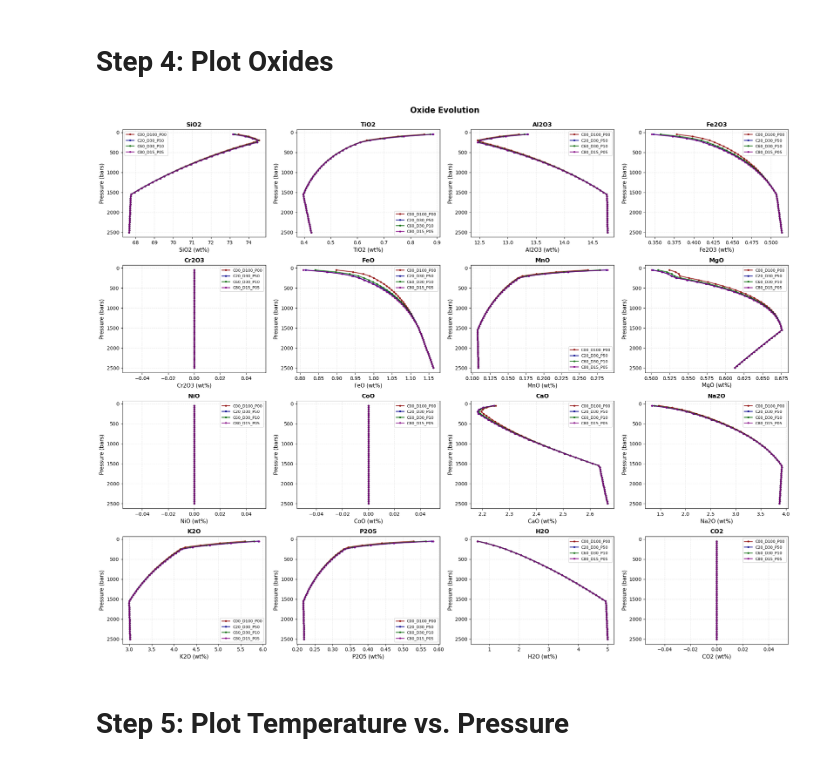
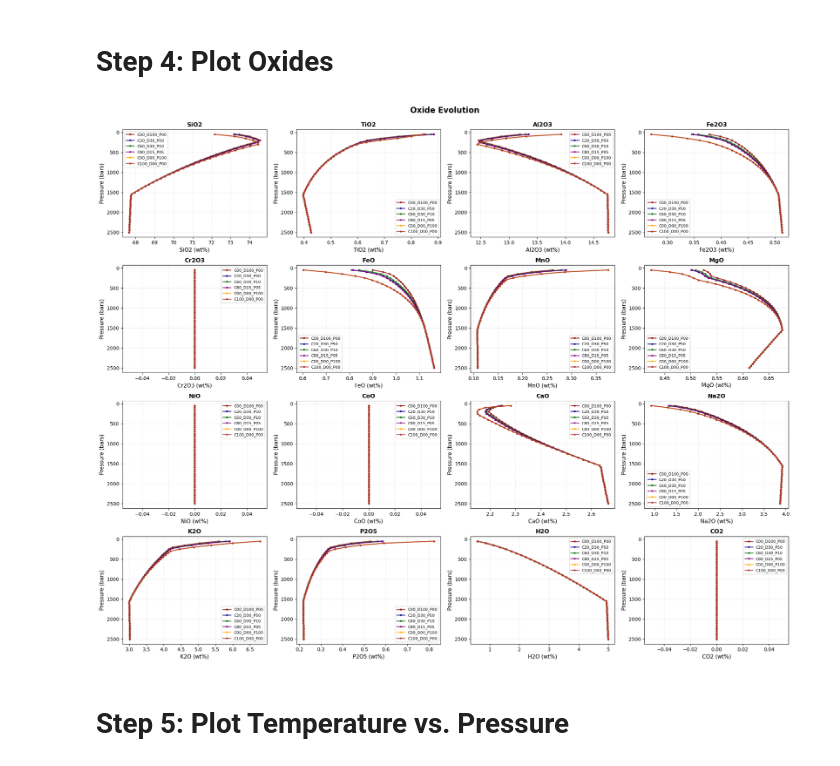
Before and after one commit to juliaberglind/MCS-Lassen-Isentropic-Decompression, a Jupyter notebook: code/lassen.ipynb, the cells around one changed output. Saved outputs shown, nothing was run; the diff lists cells and outputs as text; code cells hidden in the pictures.

```diff
--- a/code/lassen.ipynb
+++ b/code/lassen.ipynb
@@ -14,6 +14,12 @@ df_eruptions_C20_D30_P50, df_summary_C20_D30_P50 = la.load_run_data("C20_D30_P50
 df_eruptions_C60_D30_P10, df_summary_C60_D30_P10 = la.load_run_data("C60_D30_P10")
 
 df_eruptions_C80_D15_P05, df_summary_C80_D15_P05 = la.load_run_data("C80_D15_P05")
+
+df_eruptions_C00_D100_P00, df_summary_C00_D100_P00 = la.load_run_data("C00_D100_P00")
+
+df_eruptions_C00_D00_P100, df_summary_C00_D00_P100 = la.load_run_data("C00_D00_P100")
+
+df_eruptions_C100_D00_P00, df_summary_C100_D00_P00 = la.load_run_data("C100_D00_P00")
 # %% [markdown]
 # Step 3: Clean Data
 # %%
@@ -24,15 +30,19 @@ df_eruptions_C20_D30_P50 = la.clean_settp_duplicates(df_eruptions_C20_D30_P50)
 df_eruptions_C60_D30_P10 = la.clean_settp_duplicates(df_eruptions_C60_D30_P10)
 
 df_eruptions_C80_D15_P05 = la.clean_settp_duplicates(df_eruptions_C80_D15_P05)
+
+df_eruptions_C00_D00_P100 = la.clean_settp_duplicates(df_eruptions_C00_D00_P100)
+
+df_eruptions_C100_D00_P00 = la.clean_settp_duplicates(df_eruptions_C100_D00_P00)
 # %% [markdown]
 # Step 4: Plot Oxides
 # %%
-df_list = [df_eruptions_C00_D100_P00, df_eruptions_C20_D30_P50, df_eruptions_C60_D30_P10, df_eruptions_C80_D15_P05]
-run_names = ['C00_D100_P00', 'C20_D30_P50', 'C60_D30_P10', 'C80_D15_P05']
+df_list = [df_eruptions_C00_D100_P00, df_eruptions_C20_D30_P50, df_eruptions_C60_D30_P10, df_eruptions_C80_D15_P05, df_eruptions_C00_D00_P100, df_eruptions_C100_D00_P00]
+run_names = ['C00_D100_P00', 'C20_D30_P50', 'C60_D30_P10', 'C80_D15_P05', 'C00_D00_P100', 'C100_D00_P00']
 
 la.plot_all_oxides_vs_pressure(df_list, run_names)
 # %% [output]
-[figure, old version]
+[figure, new version]
 # %% [markdown]
 # Step 5: Plot Temperature vs. Pressure
 # %%
```
Also changed, not shown: parts of 2 cells of this notebook.
